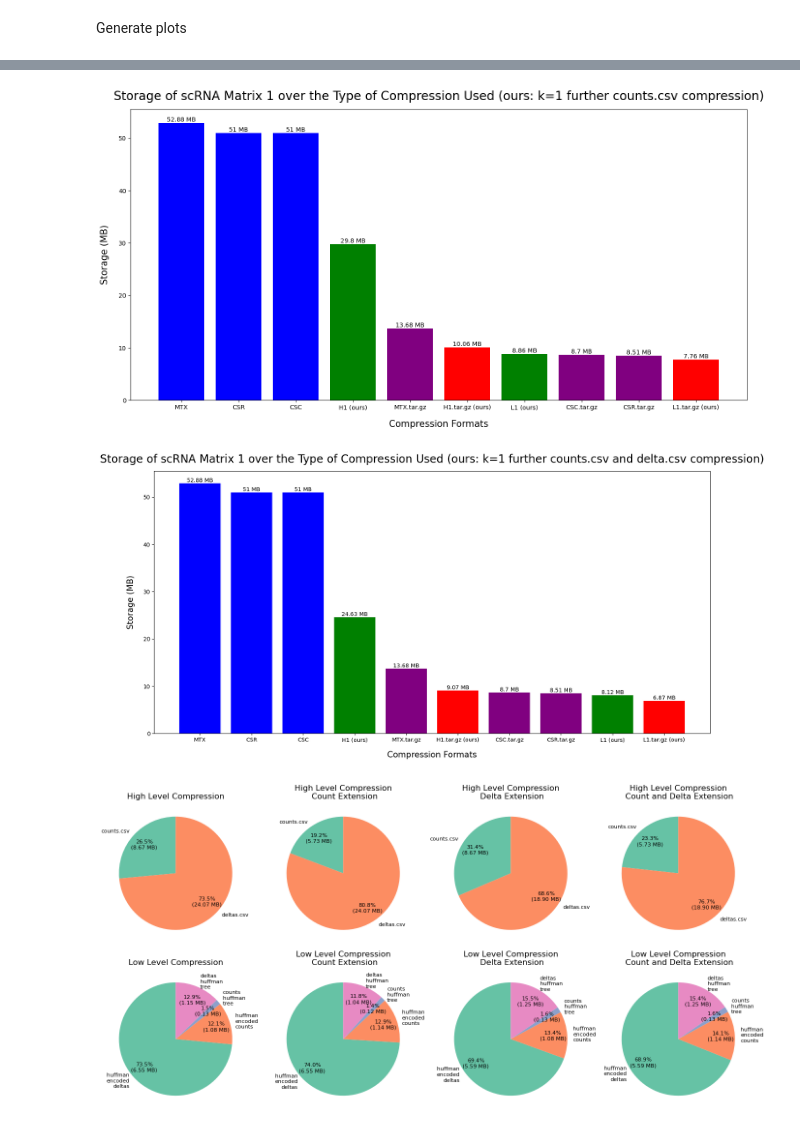
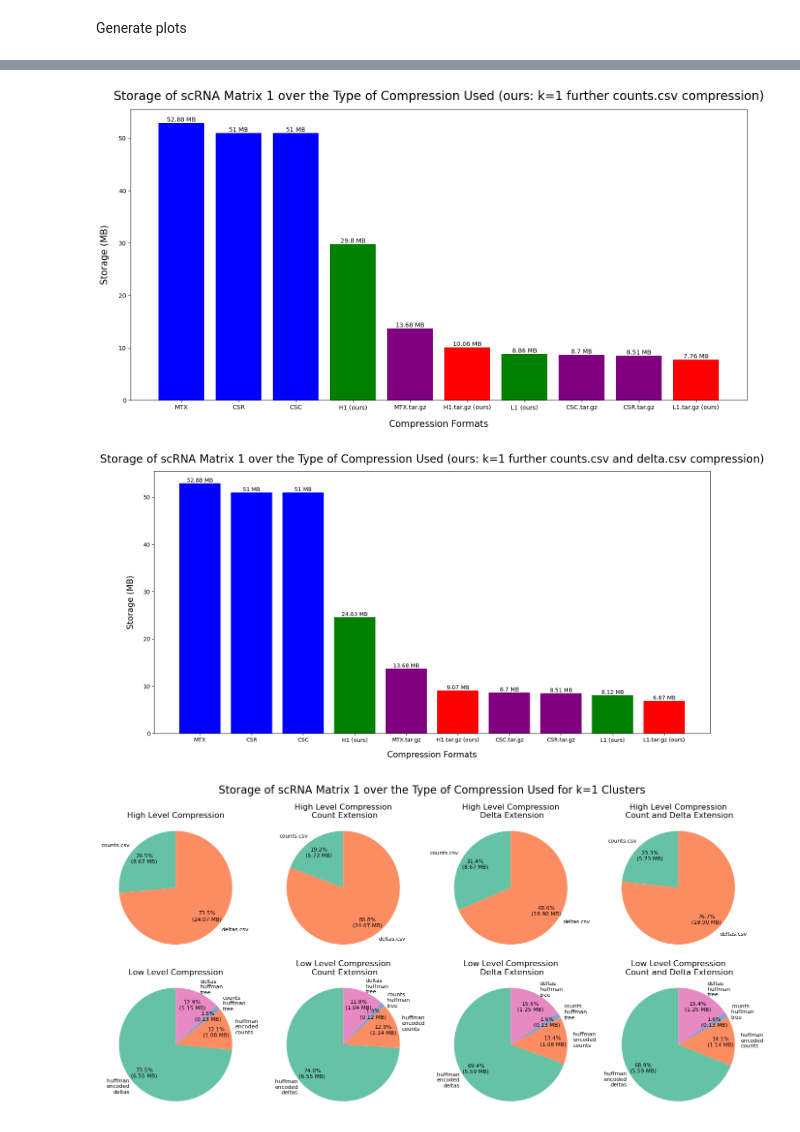
Before and after one commit to Neko-23/scRNA_Compression, a Jupyter notebook: compression_pipeline.ipynb, the cells around one changed output, grey strips where cells are left out. Saved outputs shown, nothing was run; the diff lists cells and outputs as text; code cells hidden in the pictures.

Commit message:
ran pipeline on sample 1 matrix

```diff
--- a/compression_pipeline.ipynb
+++ b/compression_pipeline.ipynb
@@ -135,11 +138,11 @@ Generate plots
 # %%
 from visualization import create_bar_charts, create_pie_chart
 
 create_bar_charts(out_path, sample, k)
-create_pie_chart(out_path)
+create_pie_chart(out_path, sample, k)
 # %% [output]
 [figure]
 [figure]
 [figure]
 [figure]
-[figure, old version]
+[figure, new version]
```
Also changed, not shown: parts of 1 cell of this notebook, 40 other files.
